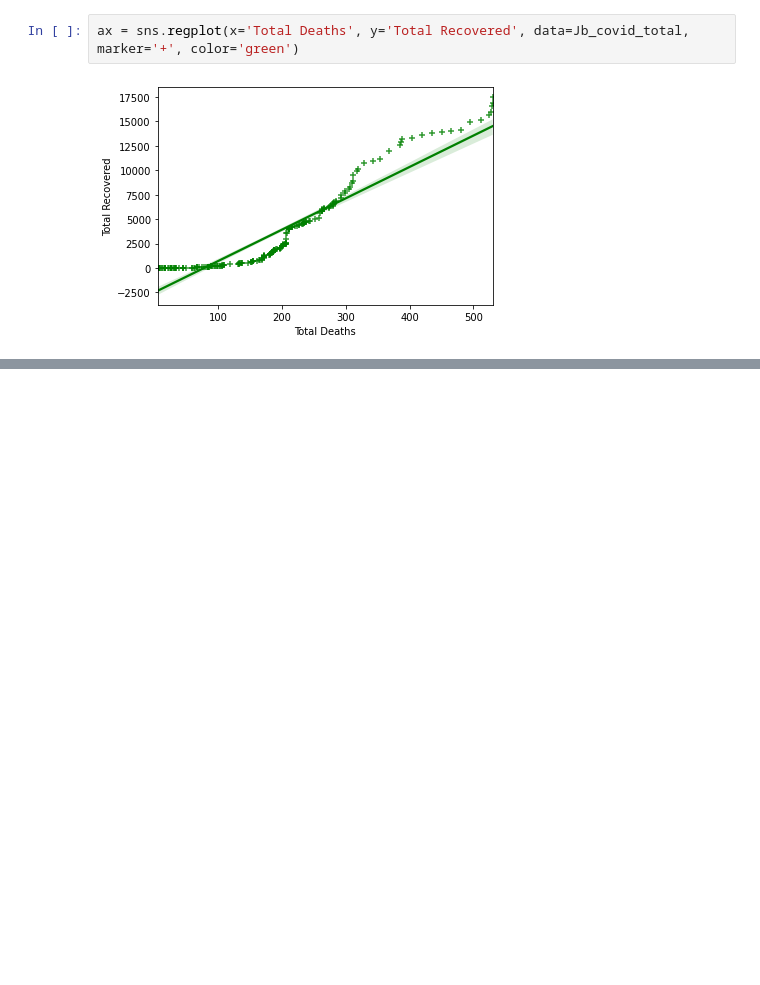
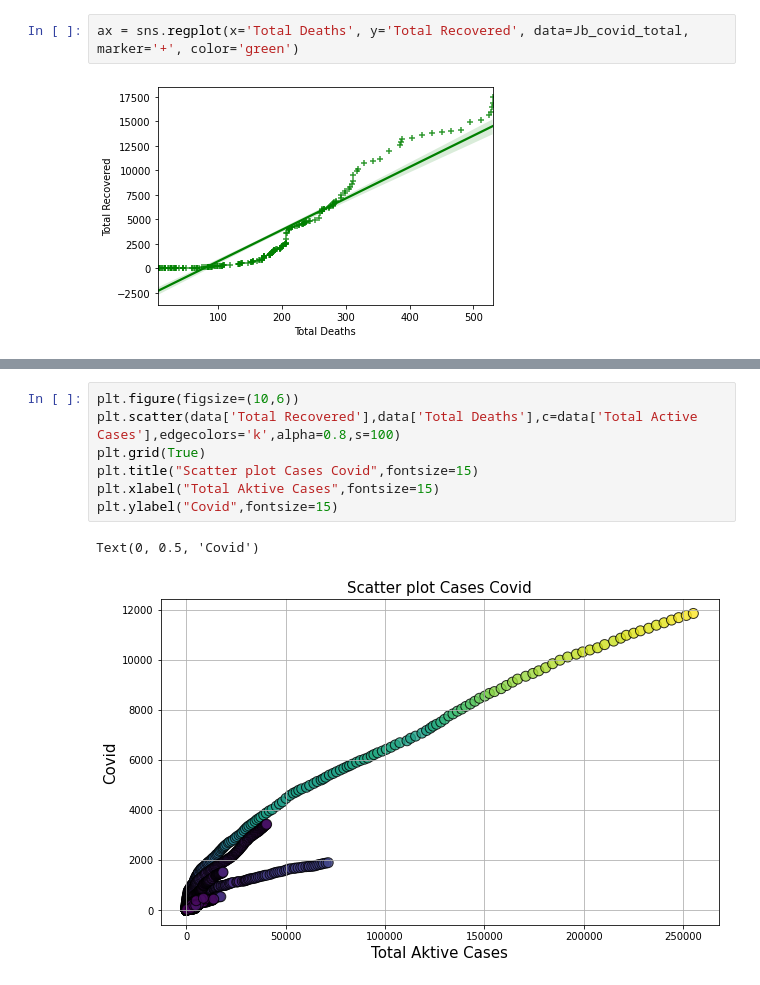
Before and after one commit to Andhi1710/python, a Jupyter notebook: (Andhi_Hamzah)_Covid_19_Indonesia_Dataset.ipynb, the cells around one changed output, grey strips where cells are left out. Saved outputs shown, nothing was run; the diff lists cells and outputs as text; blank space fills up the shorter version.

```diff
--- a/(Andhi_Hamzah)_Covid_19_Indonesia_Dataset.ipynb
+++ b/(Andhi_Hamzah)_Covid_19_Indonesia_Dataset.ipynb
@@ -676,0 +718,10 @@ ax = sns.regplot(x='Total Deaths', y='Total Recovered', data=Jb_covid_total, mar
+# %%
+plt.figure(figsize=(10,6))
+plt.scatter(data['Total Recovered'],data['Total Deaths'],c=data['Total Active Cases'],edgecolors='k',alpha=0.8,s=100)
+plt.grid(True)
+plt.title("Scatter plot Cases Covid",fontsize=15)
+plt.xlabel("Total Aktive Cases",fontsize=15)
+plt.ylabel("Covid",fontsize=15)
+# %% [output]
+Text(0, 0.5, 'Covid')
+[figure, added]
```
Also changed, not shown: parts of 56 cells of this notebook.
